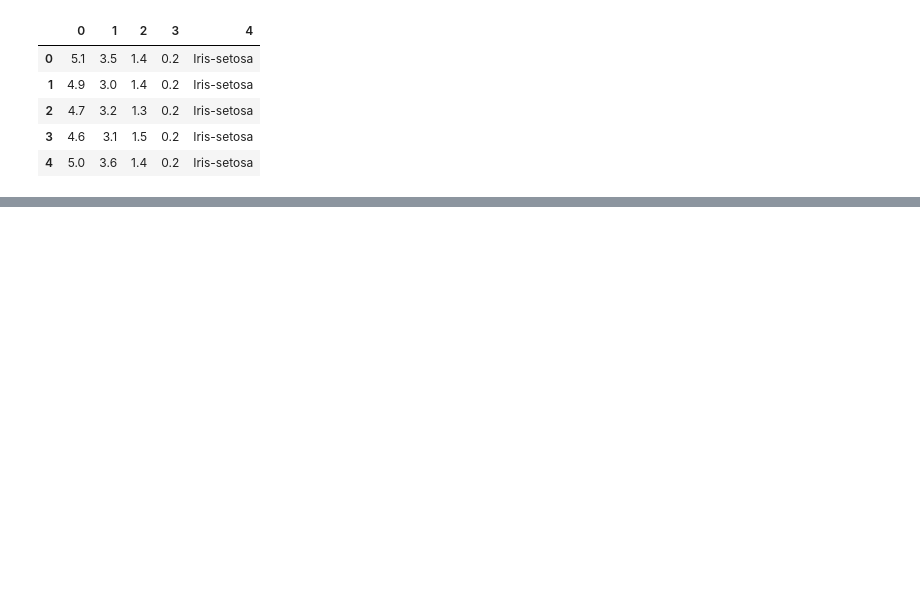
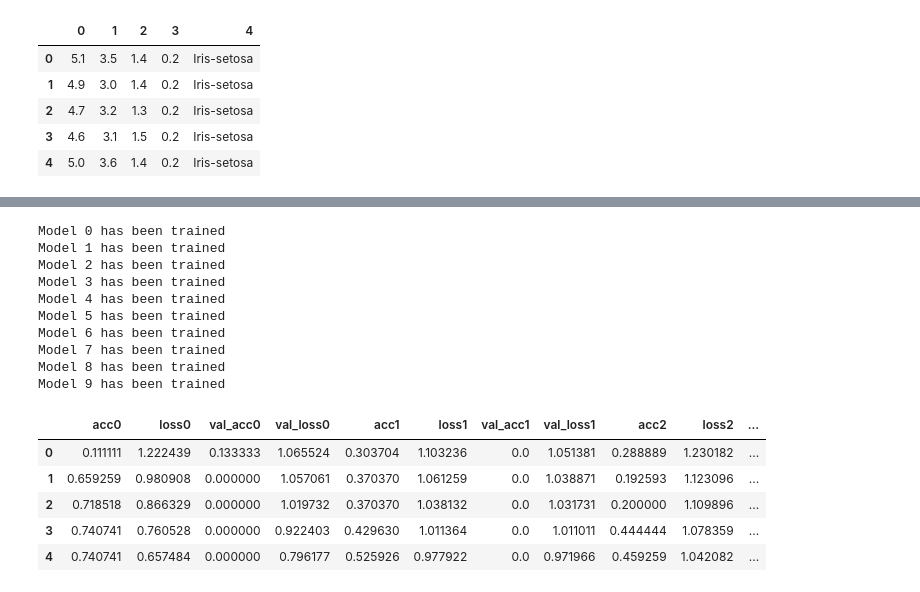
Before and after one commit to alexbrill/tf-train, a Jupyter notebook: iris.ipynb, the cells around one changed output, grey strips where cells are left out. Cells and saved outputs as stored; diff of their text form; code cells hidden in the pictures; blank space fills up the shorter version.

```diff
--- a/iris.ipynb
+++ b/iris.ipynb
@@ -28,10 +37,3 @@ Y = ds[:, 4]
 enc = LabelEncoder()
 enc_Y = enc.fit_transform(Y)
 dummy_Y = to_categorical(enc_Y)
-# %%
-model = Sequential([
-                    Dense(4, activation='relu'),
-                    Dense(6, activation='relu'), #extra layer
-                    Dense(6, activation='relu'), #extra layer
-                    Dense(3, activation='softmax')
-])
@@ -61 +42,15 @@ _________________________________________________________________
+# %%
+def build_model(layer_sizes = []):
+  model = Sequential()
+
+  model.add(Dense(4, activation='relu'))
+
+  for layer_size in layer_sizes:
+    model.add(Dense(layer_size, activation='relu'))
+
+  model.add(Dense(3, activation='softmax'))
+
+  model.compile(optimizer='adam', loss='categorical_crossentropy', metrics=['accuracy'])
+
+  return model
 # %%
@@ -74,0 +84,21 @@ acc: 0.9481481313705444, loss: 0.24606043100357056
+# %%
+scores_df = get_average_model_score()
+
+scores_df.tail()
+# %% [output]
+Model 0 has been trained
+Model 1 has been trained
+Model 2 has been trained
+Model 3 has been trained
+Model 4 has been trained
+Model 5 has been trained
+Model 6 has been trained
+Model 7 has been trained
+Model 8 has been trained
+Model 9 has been trained
+|  | acc0 | loss0 | val_acc0 | val_loss0 | acc1 | loss1 | val_acc1 | val_loss1 | acc2 | loss2 | ... |
+| 0 | 0.111111 | 1.222439 | 0.133333 | 1.065524 | 0.303704 | 1.103236 | 0.0 | 1.051381 | 0.288889 | 1.230182 | ... |
+| 1 | 0.659259 | 0.980908 | 0.000000 | 1.057061 | 0.370370 | 1.061259 | 0.0 | 1.038871 | 0.192593 | 1.123096 | ... |
+| 2 | 0.718518 | 0.866329 | 0.000000 | 1.019732 | 0.370370 | 1.038132 | 0.0 | 1.031731 | 0.200000 | 1.109896 | ... |
+| 3 | 0.740741 | 0.760528 | 0.000000 | 0.922403 | 0.429630 | 1.011364 | 0.0 | 1.011011 | 0.444444 | 1.078359 | ... |
+| 4 | 0.740741 | 0.657484 | 0.000000 | 0.796177 | 0.525926 | 0.977922 | 0.0 | 0.971966 | 0.459259 | 1.042082 | ... |
```
Also changed, not shown: parts of 14 cells of this notebook.
